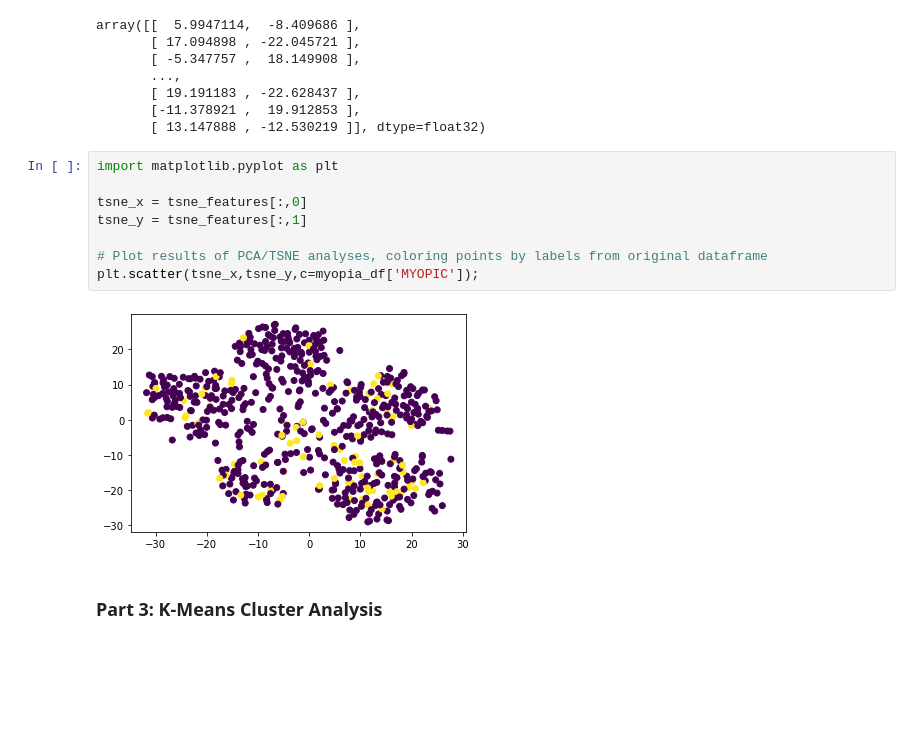
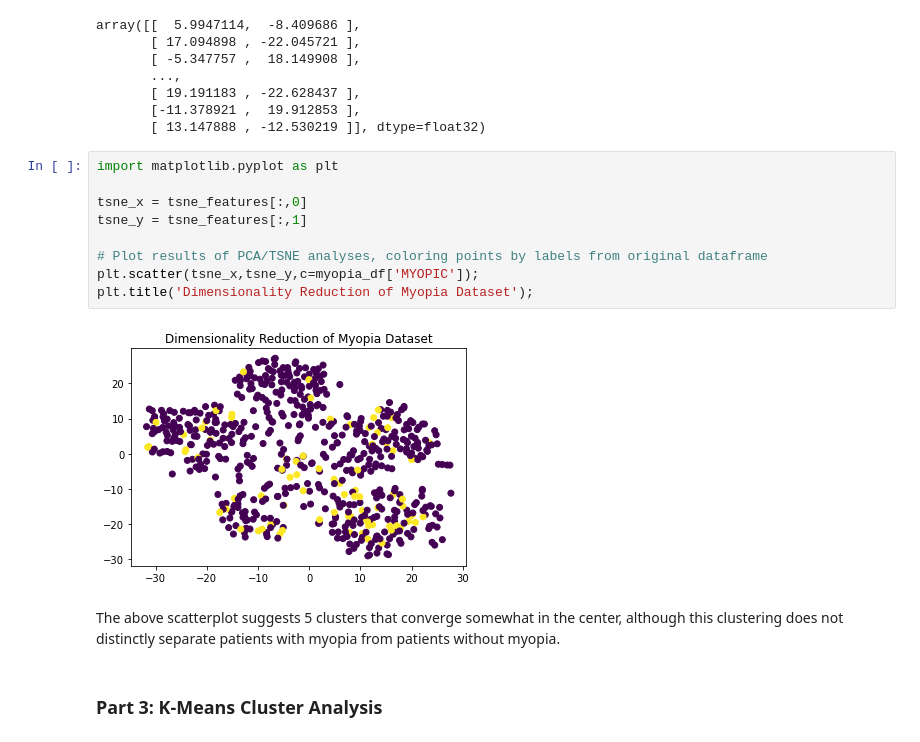
Before and after one commit to ellengrove/myopia-clustering, a Jupyter notebook: myopic_clustering.ipynb, the cells around one changed output. Saved outputs shown, nothing was run; the diff lists cells and outputs as text; blank space fills up the shorter version.

```diff
--- a/myopic_clustering.ipynb
+++ b/myopic_clustering.ipynb
@@ -80,13 +87,16 @@ array([[  5.9947114,  -8.409686 ],
 # %%
 import matplotlib.pyplot as plt
 
 tsne_x = tsne_features[:,0]
 tsne_y = tsne_features[:,1]
 
 # Plot results of PCA/TSNE analyses, coloring points by labels from original dataframe
 plt.scatter(tsne_x,tsne_y,c=myopia_df['MYOPIC']);
+plt.title('Dimensionality Reduction of Myopia Dataset');
 # %% [output]
-[figure, old version]
+[figure, new version]
+# %% [markdown]
+The above scatterplot suggests 5 clusters that converge somewhat in the center, although this clustering does not distinctly separate patients with myopia from patients without myopia.
 # %% [markdown]
 ### Part 3: K-Means Cluster Analysis
 # %%
```
Also changed, not shown: parts of 4 cells of this notebook.
